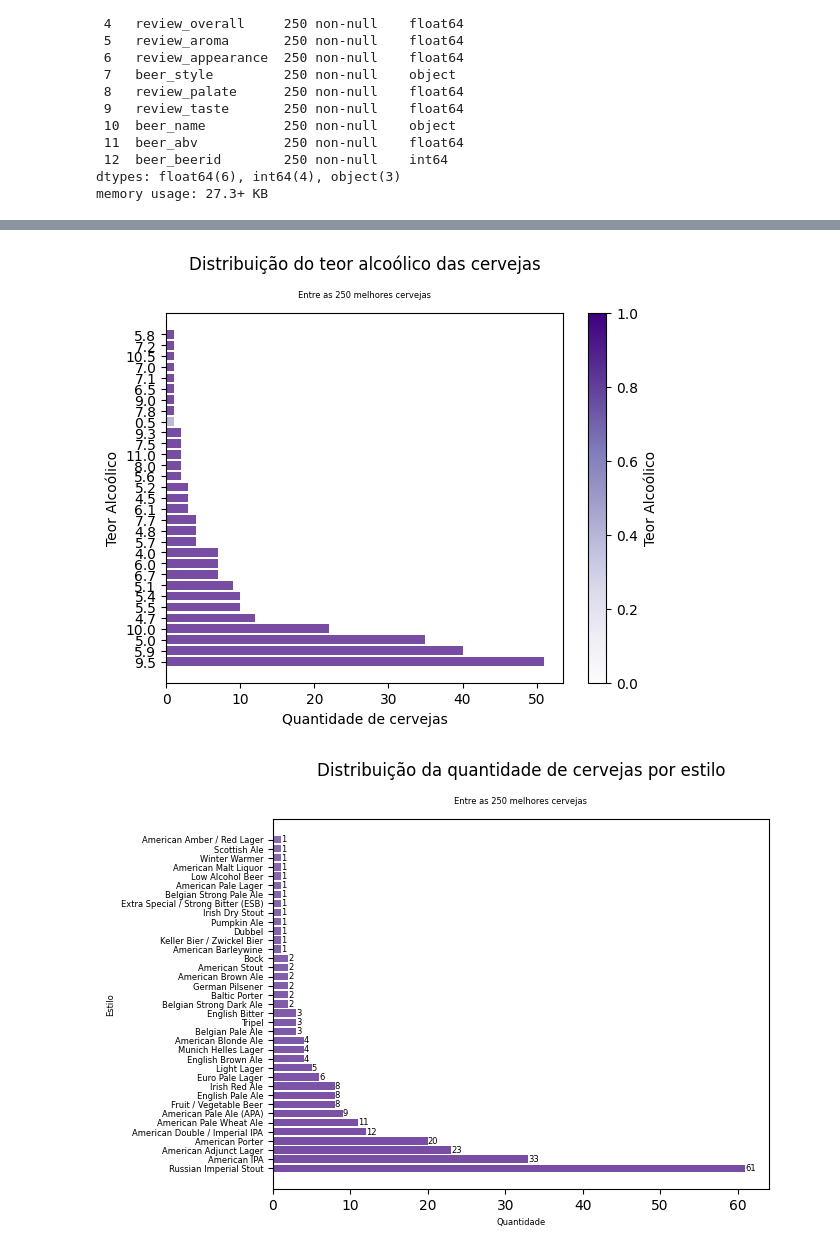
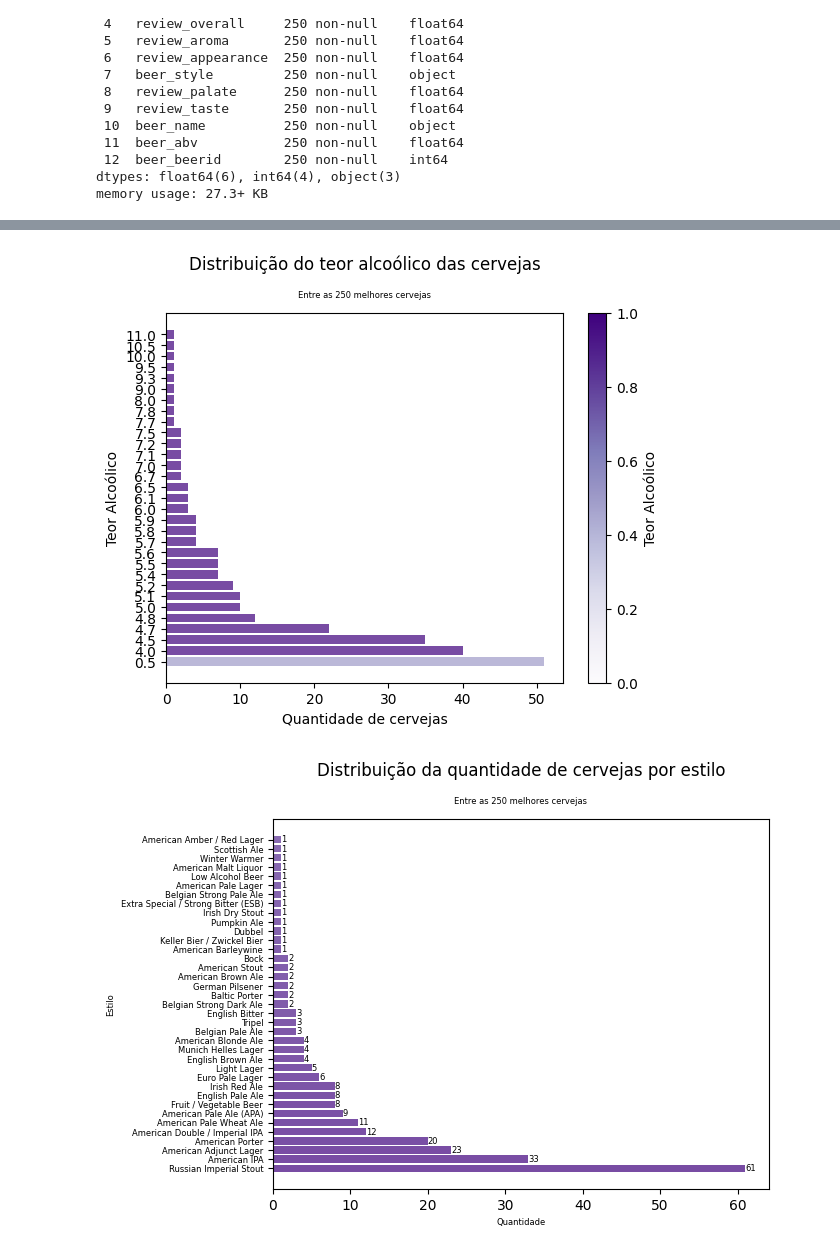
Before and after one commit to CarolineMNves/Beer-Reviews, a Jupyter notebook: coleta_e_análise_explanatória_inical_dos dados.ipynb, the cells around one changed output, grey strips where cells are left out. Cells and saved outputs as stored; diff of their text form; code cells hidden in the pictures.

```diff
--- a/coleta_e_análise_explanatória_inical_dos dados.ipynb
+++ b/coleta_e_análise_explanatória_inical_dos dados.ipynb
@@ -253,32 +284,34 @@ top_250_cervejas.describe()
 # %%
 # Calculando a quantidade de cervejas com cada teor alcoólico
 teor_alcoolico = top_250_cervejas['beer_abv'].value_counts().dropna()
 
 # Obtendo os valores únicos do teor alcoólico e a quantidade correspondente
 teor_unico = teor_alcoolico.index
 quantidade = teor_alcoolico.values
 
 # Gerando uma sequência numérica para representar os valores únicos do teor alcoólico
-x = np.arange(len(teor_unico))
+sorted_indices = np.argsort(teor_unico)
+teor_unico = teor_unico[sorted_indices]
+x = np.arange(len(teor_unico)) + 1
 
 #escala de cores
 teor_colors = plt.cm.get_cmap('Purples')
 
 # Plotando o gráfico
 plt.barh(x, quantidade, height = 0.8, color = teor_colors(teor_unico), alpha=0.7)
 # Configurando a barra de cores
 sm = plt.cm.ScalarMappable(cmap = teor_colors)
 cbar = plt.colorbar(sm)
 cbar.set_label('Teor Alcoólico')
 plt.title('Distribuição do teor alcoólico das cervejas', pad = 18, y = 1.05)
 plt.text(0.5, 1.05, 'Entre as 250 melhores cervejas',
         ha ='center', va ='center', fontsize = 6, transform = plt.gca().transAxes)
 plt.xlabel('Quantidade de cervejas')
 plt.ylabel('Teor Alcoólico')
 plt.yticks(x, teor_unico)
 plt.show()
 # %% [output]
-[figure, old version]
+[figure, new version]
 # %%
 # Calculando a quantidade de cervejas com cada estilo
 estilo = top_250_cervejas['beer_style'].value_counts().dropna()
```
Also changed, not shown: parts of 5 cells of this notebook.
